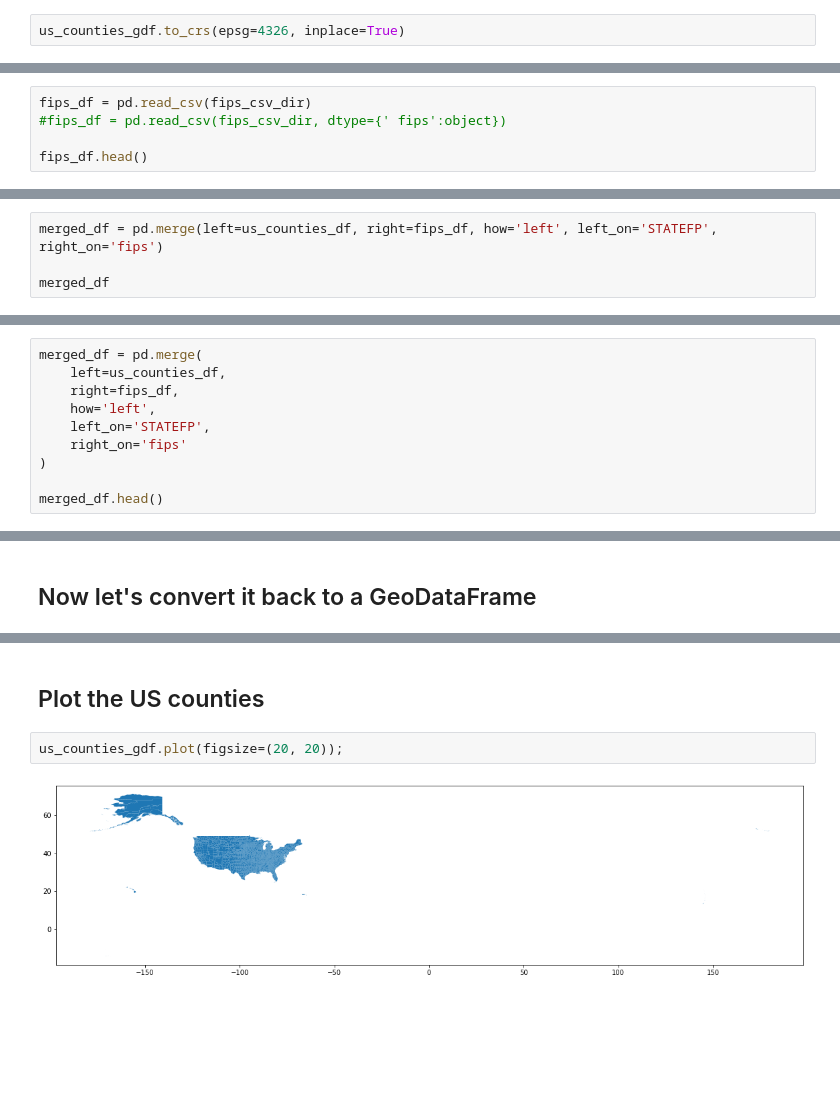
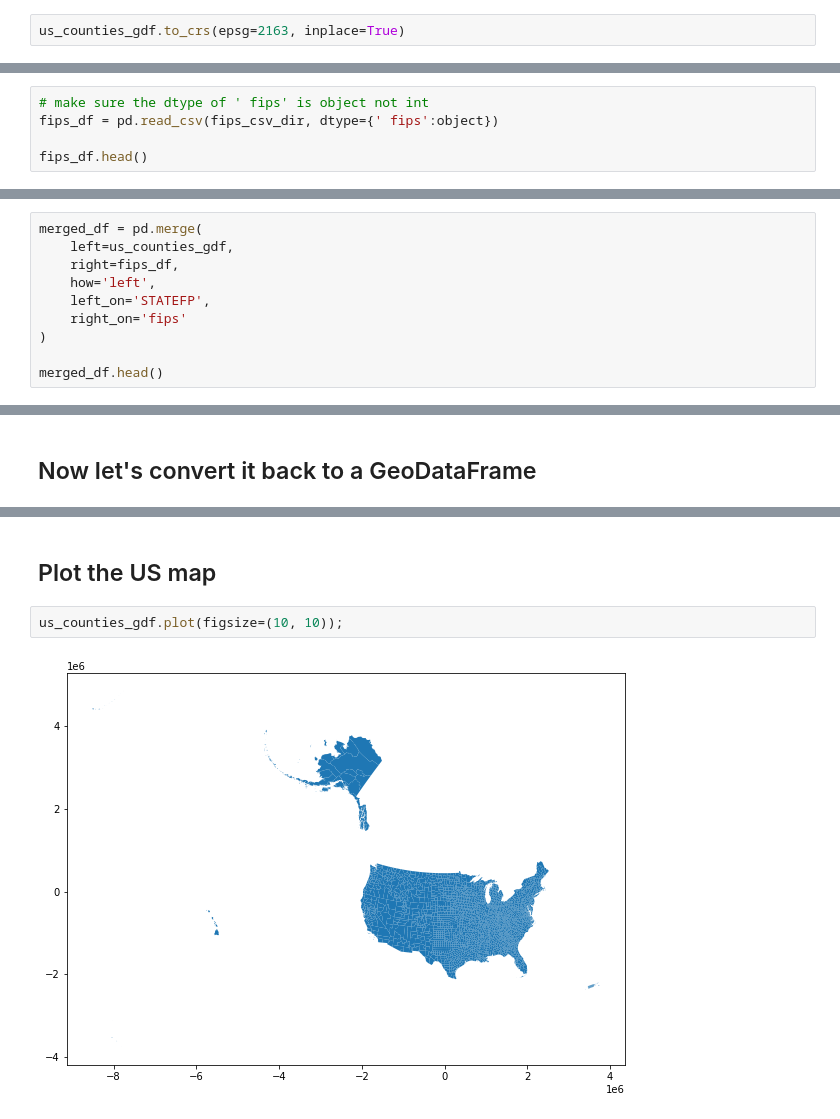
Before and after one commit to katkim0307/COVID-19_Response_Comparison, a Jupyter notebook: us_geodata.ipynb, the cells around one changed output, grey strips where cells are left out. Cells and saved outputs as stored; diff of their text form; blank space fills up the shorter version.

```diff
--- a/us_geodata.ipynb
+++ b/us_geodata.ipynb
@@ -113,7 +117,7 @@ Datum: North American Datum 1983
 - Ellipsoid: GRS 1980
 - Prime Meridian: Greenwich
 # %%
-us_counties_gdf.to_crs(epsg=4326, inplace=True)
+us_counties_gdf.to_crs(epsg=2163, inplace=True)
 # %%
 ny_counties_gdf = us_counties_gdf[us_counties_gdf['STATEFP']=='36']
 
@@ -136,8 +140,8 @@ ny_counties_gdf.shape
 # %%
 fips_csv_dir = 'Data/input/us_state_fips/us-state-ansi-fips.csv'
 # %%
-fips_df = pd.read_csv(fips_csv_dir)
-#fips_df = pd.read_csv(fips_csv_dir, dtype={' fips':object})
+# make sure the dtype of ' fips' is object not int
+fips_df = pd.read_csv(fips_csv_dir, dtype={' fips':object})
 
 fips_df.head()
 # %% [output]
@@ -208,5 +187,11 @@ memory usage: 252.7+ KB
 # %%
-merged_df = pd.merge(left=us_counties_df, right=fips_df, how='left', left_on='STATEFP', right_on='fips')
+merged_df = pd.merge(
+    left=us_counties_gdf,
+    right=fips_df,
+    how='left',
+    left_on='STATEFP',
+    right_on='fips'
+)
 
-merged_df
+merged_df.head()
 # %% [output]
@@ -220,13 +204,3 @@ fips_df.info()
-# %%
-merged_df = pd.merge(
-    left=us_counties_df,
-    right=fips_df,
-    how='left',
-    left_on='STATEFP',
-    right_on='fips'
-)
-
-merged_df.head()
 # %%
 merged_df = merged_df.drop(['fips'], axis=1)
 
@@ -246,9 +234,9 @@ us_counties_gdf.shape
 # %% [markdown]
-## Plot the US counties
+## Plot the US map
 # %%
-us_counties_gdf.plot(figsize=(20, 20));
+us_counties_gdf.plot(figsize=(10, 10));
 # %% [output]
-[figure, old version]
+[figure, new version]
 # %% [markdown]
 ## Uh oh..  What's going on?
 
```
Also changed, not shown: parts of 23 cells of this notebook, 1 other file.
